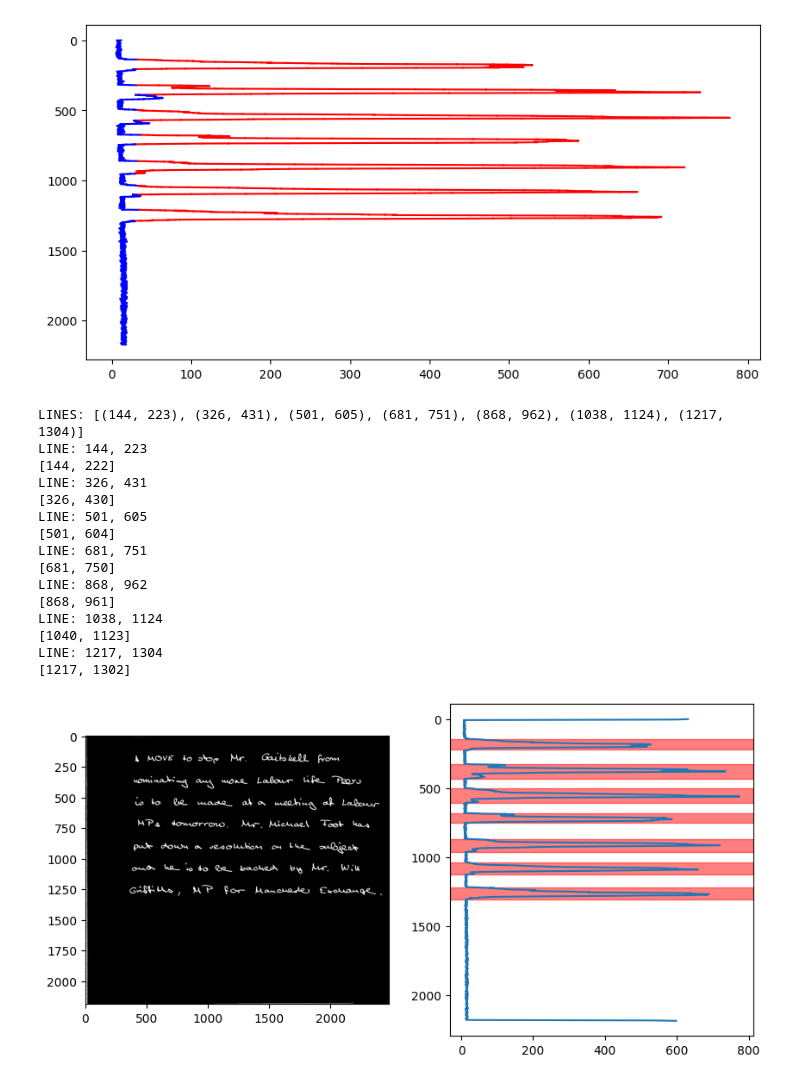
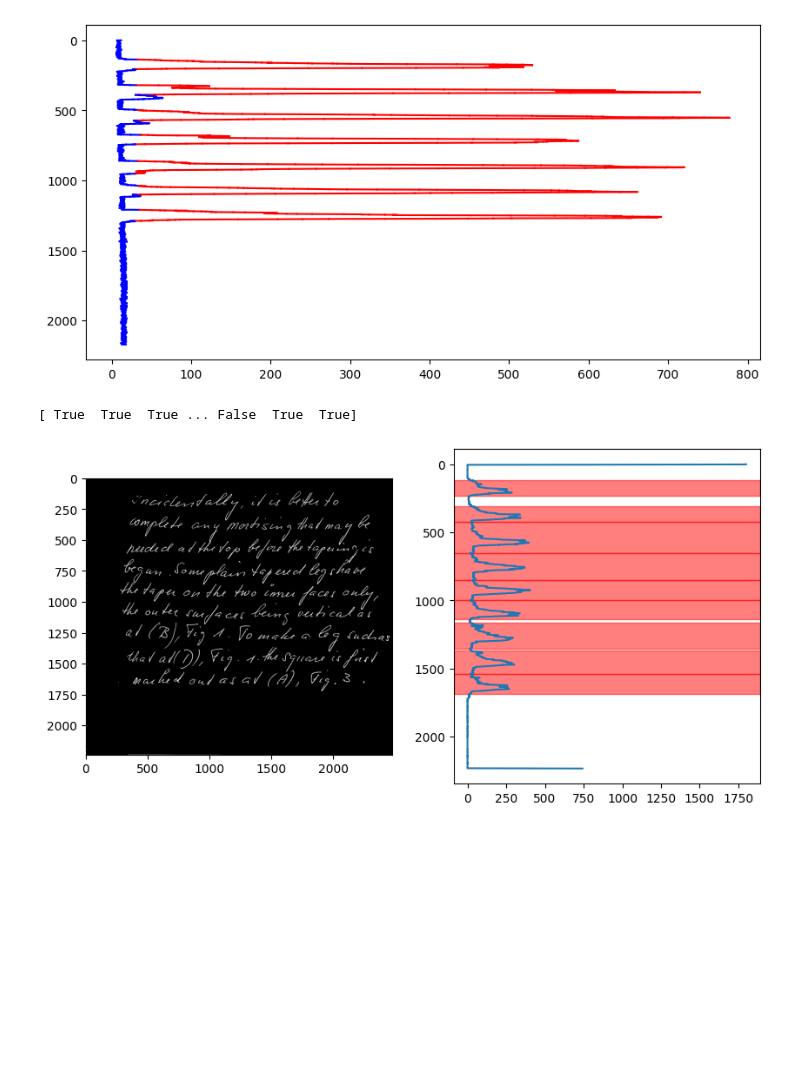
Before and after one commit to OscarJauffret/Handwritten-Text-Recognition, a Jupyter notebook: code/separate_into_lines.ipynb, the cells around one changed output. Drawn from its saved outputs; the diff is of its cells as text; code cells hidden in the pictures; blank space fills up the shorter version.

```diff
--- a/code/separate_into_lines.ipynb
+++ b/code/separate_into_lines.ipynb
@@ -169,39 +173,25 @@ def split_merged_lines(line_boundaries, pixel_count_per_line):
             new_boundaries.append((start, end))
     return new_boundaries
 # %%
-image = "a01-000u.png"
+image = "e02-021.png"
 image = imread(os.path.join(Config.Paths.train, image))
 separators = find_separators(image)
 handwritten_part = image[separators[1]:separators[2], :]
 
 line_boundaries = find_lines(handwritten_part)
 plt.figure(figsize=(10, 5))
 plt.subplot(1, 2, 1)
 plt.imshow(binarize_image(handwritten_part), cmap='gray')
 plt.subplot(1, 2, 2)
 px_per_line = count_pixels_per_line(binarize_image(handwritten_part))
 plt.plot(px_per_line, range(px_per_line.shape[0]))
 for start, end in line_boundaries:
     plt.axhspan(start, end, color='red', alpha=0.5)
 plt.gca().invert_yaxis()
 plt.show()
 # %% [output]
-LINES: [(144, 223), (326, 431), (501, 605), (681, 751), (868, 962), (1038, 1124), (1217, 1304)]
-LINE: 144, 223
-[144, 222]
-LINE: 326, 431
-[326, 430]
-LINE: 501, 605
-[501, 604]
-LINE: 681, 751
-[681, 750]
-LINE: 868, 962
-[868, 961]
-LINE: 1038, 1124
-[1040, 1123]
-LINE: 1217, 1304
-[1217, 1302]
+[ True  True  True ... False  True  True]
-[figure, old version]
+[figure, new version]
 # %%
 for start, end in line_boundaries:
     plt.figure(figsize=(10, 5))
```
Also changed, not shown: parts of 4 cells of this notebook, 6 other files.
